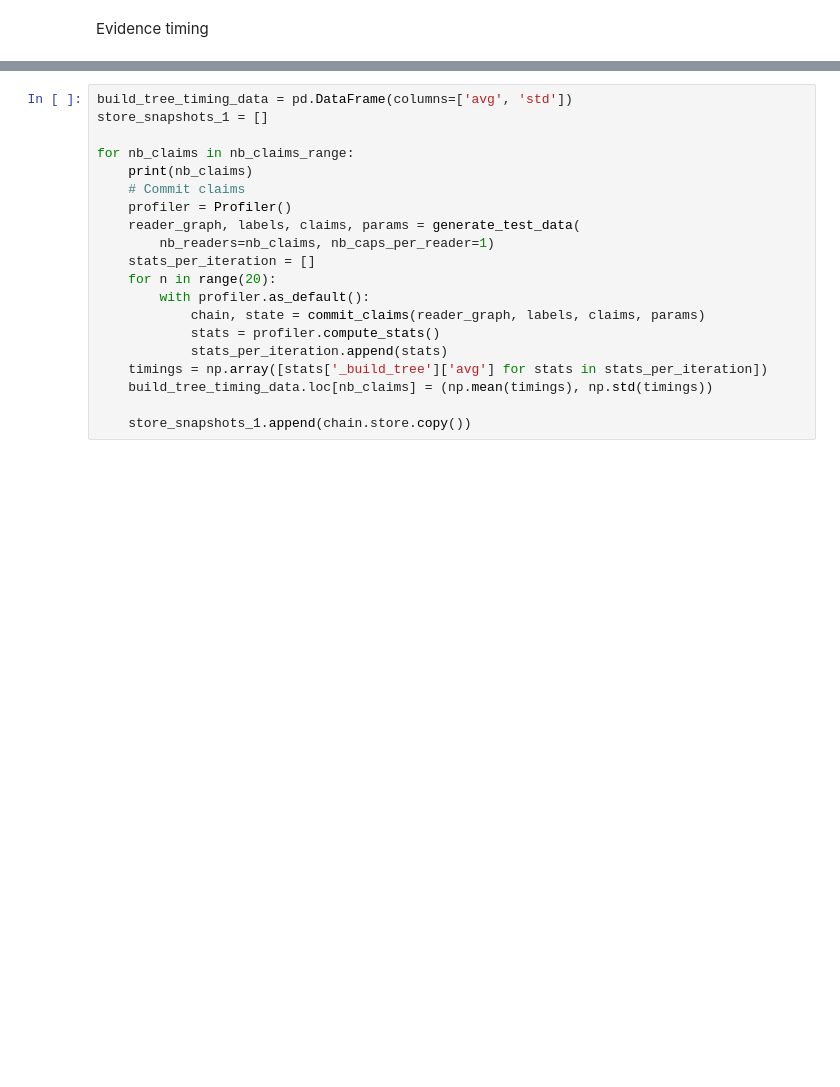
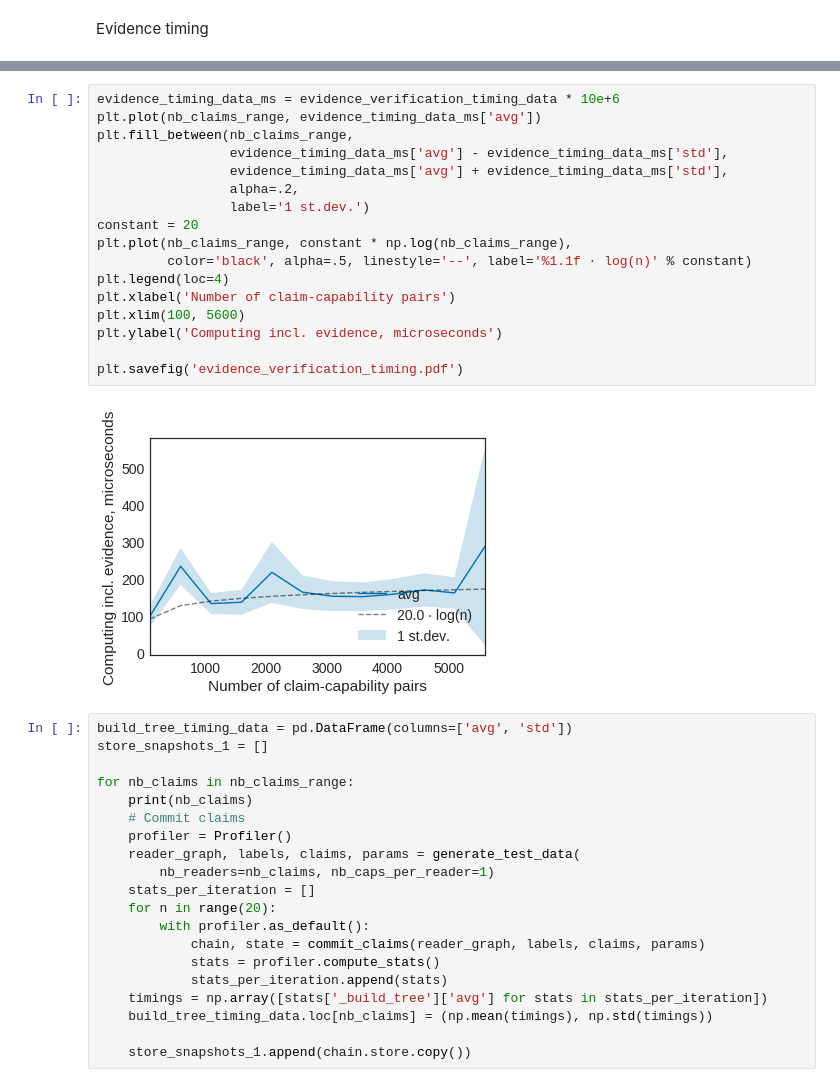
Before and after one commit to claimchain/claimchain-core, a Jupyter notebook: simulations/operations_profiling.ipynb, the cells around one changed output, grey strips where cells are left out. Cells and saved outputs as stored; diff of their text form; blank space fills up the shorter version.

```diff
--- a/simulations/operations_profiling.ipynb
+++ b/simulations/operations_profiling.ipynb
@@ -209,3 +228,22 @@ plt.savefig('evidence_timing.pdf')
+# %%
+evidence_timing_data_ms = evidence_verification_timing_data * 10e+6
+plt.plot(nb_claims_range, evidence_timing_data_ms['avg'])
+plt.fill_between(nb_claims_range,
+                 evidence_timing_data_ms['avg'] - evidence_timing_data_ms['std'],
+                 evidence_timing_data_ms['avg'] + evidence_timing_data_ms['std'],
+                 alpha=.2,
+                 label='1 st.dev.')
+constant = 20
+plt.plot(nb_claims_range, constant * np.log(nb_claims_range),
+         color='black', alpha=.5, linestyle='--', label='%1.1f · log(n)' % constant)
+plt.legend(loc=4)
+plt.xlabel('Number of claim-capability pairs')
+plt.xlim(100, 5600)
+plt.ylabel('Computing incl. evidence, microseconds')
+
+plt.savefig('evidence_verification_timing.pdf')
+# %% [output]
+[figure, added]
 # %%
 build_tree_timing_data = pd.DataFrame(columns=['avg', 'std'])
 store_snapshots_1 = []
```
Also changed, not shown: parts of 11 cells of this notebook.
